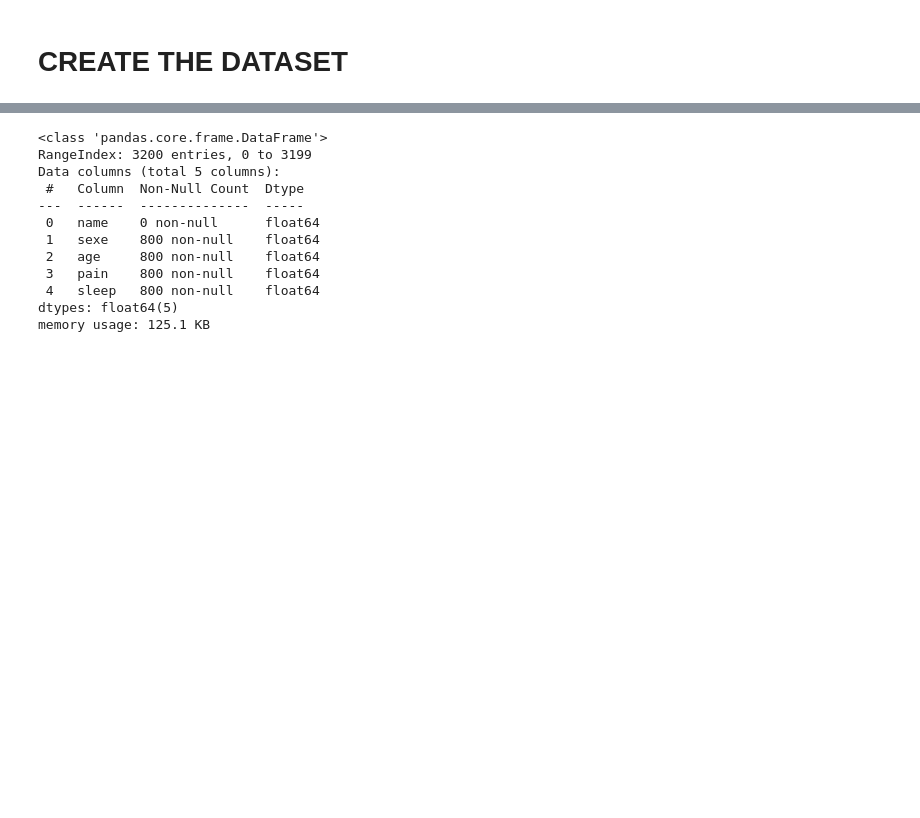
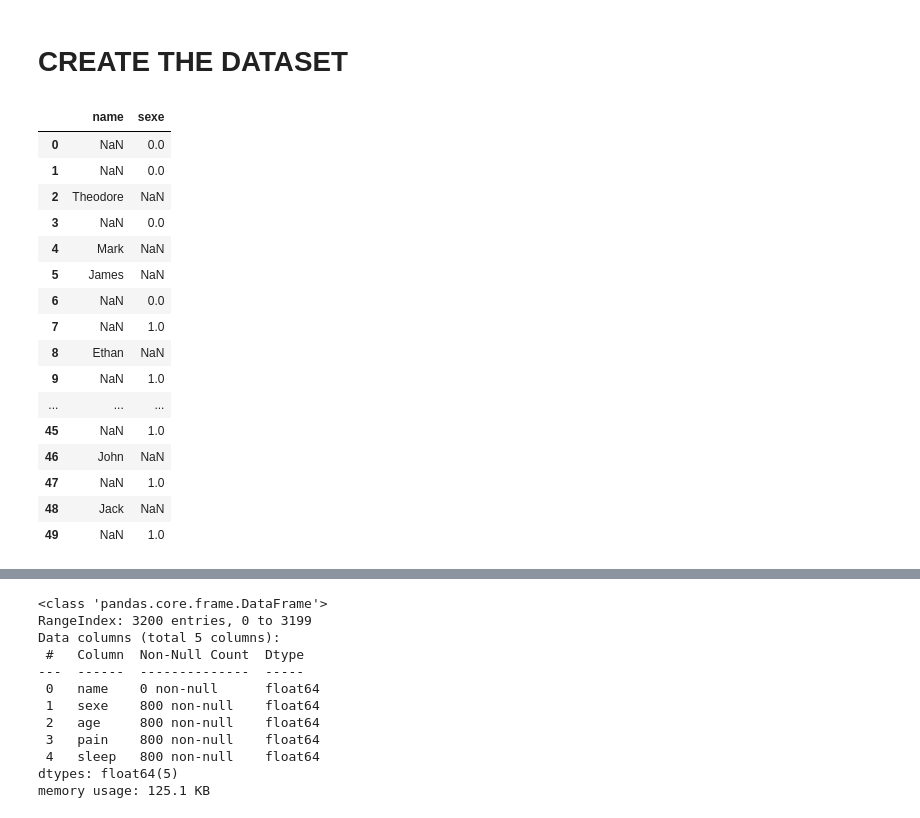
Before and after one commit to jules20022000/Notebook-Atreon, a Jupyter notebook: Notebook for AI.ipynb, the cells around one changed output, grey strips where cells are left out. Drawn from its saved outputs; the diff is of its cells as text; code cells hidden in the pictures; blank space fills up the shorter version.

Commit message:
algo simple test

```diff
--- a/Notebook for AI.ipynb
+++ b/Notebook for AI.ipynb
@@ -119,3 +155,24 @@ Keep going it s better
+# %%
+file = pd.read_csv("test1.csv")
+file.head(50)
+# %% [output]
+|  | name | sexe |
+| 0 | NaN | 0.0 |
+| 1 | NaN | 0.0 |
+| 2 | Theodore | NaN |
+| 3 | NaN | 0.0 |
+| 4 | Mark | NaN |
+| 5 | James | NaN |
+| 6 | NaN | 0.0 |
+| 7 | NaN | 1.0 |
+| 8 | Ethan | NaN |
+| 9 | NaN | 1.0 |
+| ... | ... | ... |
+| 45 | NaN | 1.0 |
+| 46 | John | NaN |
+| 47 | NaN | 1.0 |
+| 48 | Jack | NaN |
+| 49 | NaN | 1.0 |
 # %%
 import numpy as np
 import pandas as pd
```
Also changed, not shown: parts of 3 cells of this notebook.
